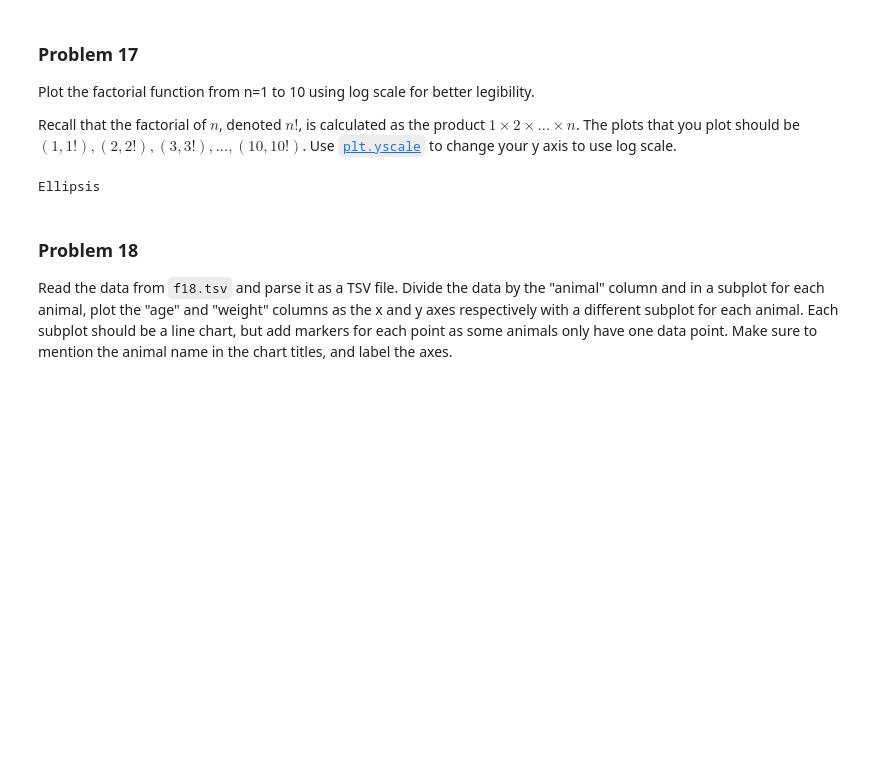
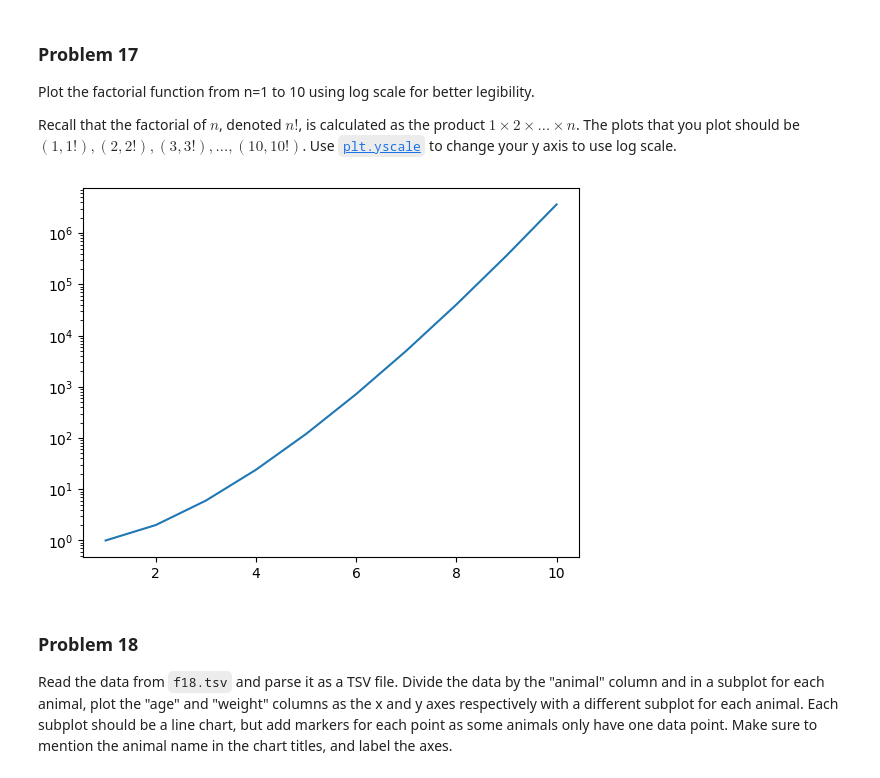
Before and after one commit to aidandig/dx602-homework-05, a Jupyter notebook: homework.ipynb, the cells around one changed output. Cells and saved outputs as stored; diff of their text form; code cells hidden in the pictures; blank space fills up the shorter version.

```diff
--- a/homework.ipynb
+++ b/homework.ipynb
@@ -436,12 +436,16 @@ Plot the factorial function from n=1 to 10 using log scale for better legibility
 Recall that the factorial of $n$, denoted $n!$, is calculated as the product $1 \times 2 \times \ldots \times n$.
 The plots that you plot should be $(1, 1!), (2, 2!), (3, 3!), \ldots, (10, 10!)$.
 Use [`plt.yscale`](https://matplotlib.org/stable/api/_as_gen/matplotlib.pyplot.yscale.html) to change your y axis to use log scale.
-# %%
-# YOUR CHANGES HERE
-
-...
-# %% [output]
-Ellipsis
+# %%
+# YOUR CHANGES HERE
+
+x = list(range(1,11))
+y = [math.factorial(i) for i in x]
+
+plt.plot(x,y)
+plt.yscale("log")
+# %% [output]
+[figure, added]
 # %% [markdown]
 ### Problem 18
 
```
